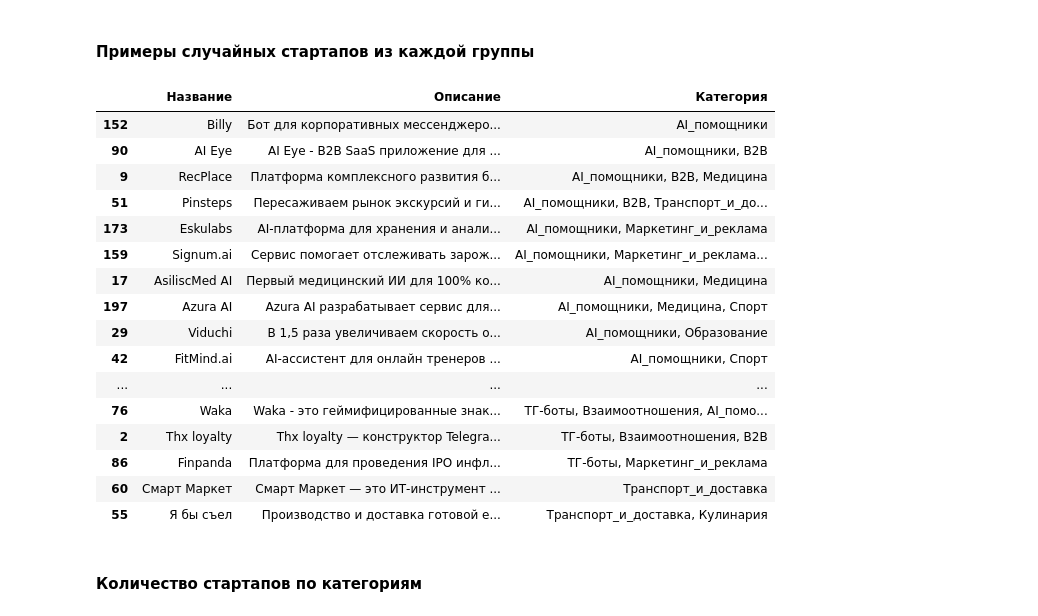
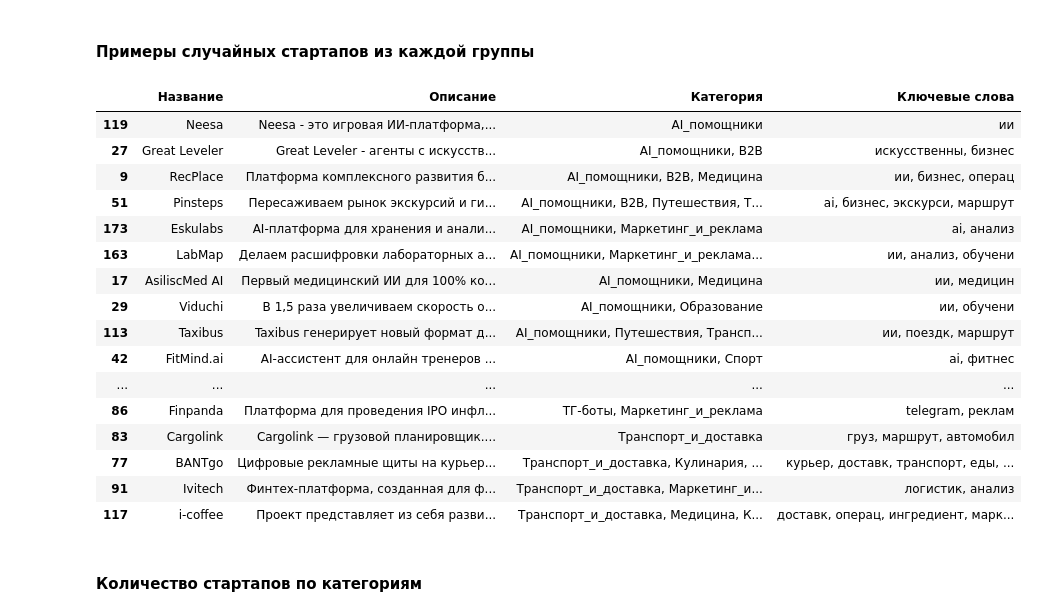
Before and after one commit to panchill/Startup-analytics, a Jupyter notebook: Startup_analytics.ipynb, the cells around one changed output. Drawn from its saved outputs; the diff is of its cells as text; code cells hidden in the pictures.

Commit message:
Добавлен вывод ключевых слов рядом с категориями

```diff
--- a/Startup_analytics.ipynb
+++ b/Startup_analytics.ipynb
@@ -61,7 +61,7 @@ plt.show()
 ### Разбивка стартапов по группам
 # %%
 keywords = {
-    'ТГ-боты' : ['телеграм', 'telegram'],
+    'ТГ-боты' : ['телеграм', 'telegram'], #В основном в описание стартапов, у которых есть ТГ-бот, идет фраза "телеграм-бот" или "telegram-bot"
     'Взаимоотношения' : ['коммуникац', 'познакомиться', 'знакомств', 'отношени', 'свидани'],
     'AI_помощники' : ['виртуальн', 'помощник', 'ai', 'искусственны', 'интелект', 'ии', 'бот'],
     'Маркетинг_и_реклама' : ['реклам', 'маркетинг', 'анализ', 'акци', 'контент'],
@@ -75,14 +75,30 @@ keywords = {
     'Кулинария': ['кухн', 'повар', 'еда', 'пищ', 'рецепт', 'ингредиент', 'блюд', 'еды', 'общепит', 'едой'],
 }
 def categorize(description):
-    matched_categories = []
+    matched_categories = set()  # Используем множество для уникальных категорий
+    matched_words = {category: [] for category in keywords}  # Словарь для хранения всех ключевых слов по категориям
     words_in_description = description.lower().split()  # Разбиваем описание на слова
     for category, words in keywords.items():
-        if any(any(word.startswith(keyword) for keyword in words) for word in words_in_description):
-            matched_categories.append(category)
-    return ', '.join(matched_categories) if matched_categories else 'Прочее'
-df['Категория'] = df['Описание'].apply(categorize)
-#df['Категория'].unique()
+        for word in words_in_description:
+            for keyword in words:
+                if word.startswith(keyword):
+                    matched_categories.add(category)
+                    if keyword not in matched_words[category]:
+                        matched_words[category].append(keyword)
+                    break
+    return ', '.join(matched_categories) if matched_categories else 'Прочее', matched_words
+
+# Обновление DataFrame с категоризацией и ключевыми словами
+def categorize_with_words(description):
+    categories, words = categorize(description)
+    # Формируем строку из всех ключевых слов для каждой категории
+    all_keywords = []
+    for category in categories.split(', '):
+        all_keywords.extend(words.get(category, []))
+    keywords_str = ', '.join(all_keywords)
+    return pd.Series([categories, keywords_str])
+
+df[['Категория', 'Ключевые слова']] = df['Описание'].apply(categorize_with_words)
 # %% [markdown]
 
 
@@ -109,39 +125,39 @@ df['Категория'] = df['Описание'].apply(categorize)
 # %% [markdown]
 #### Примеры случайных стартапов из каждой группы
 # %%
-
 def get_random_startup_by_category(df, columns_to_display):
     missing_columns = [col for col in columns_to_display if col not in df.columns]
     if missing_columns:
         raise ValueError(f"Следующие столбцы отсутствуют в DataFrame: {missing_columns}")
     random_startups = []
     grouped = df.groupby('Категория')
     for category, group in grouped:
         random_startup = group.sample(1)
         random_startups.append(random_startup)
     result_df = pd.concat(random_startups)
     return result_df[columns_to_display]
-columns_to_display = ['Название', 'Описание', 'Категория']
+
+columns_to_display = ['Название', 'Описание', 'Категория', 'Ключевые слова']
 random_startups_df = get_random_startup_by_category(df, columns_to_display)
 random_startups_df
 # %% [output]
-|  | Название | Описание | Категория |
-| 152 | Billy | Бот для корпоративных мессенджеро... | AI_помощники |
-| 90 | AI Eye | AI Eye - B2B SaaS приложение для ... | AI_помощники, B2B |
-| 9 | RecPlace | Платформа комплексного развития б... | AI_помощники, B2B, Медицина |
-| 51 | Pinsteps | Пересаживаем рынок экскурсий и ги... | AI_помощники, B2B, Транспорт_и_до... |
-| 173 | Eskulabs | AI-платформа для хранения и анали... | AI_помощники, Маркетинг_и_реклама |
-| 159 | Signum.ai | Сервис помогает отслеживать зарож... | AI_помощники, Маркетинг_и_реклама... |
-| 17 | AsiliscMed AI | Первый медицинский ИИ для 100% ко... | AI_помощники, Медицина |
-| 197 | Azura AI | Azura AI разрабатывает сервис для... | AI_помощники, Медицина, Спорт |
-| 29 | Viduchi | В 1,5 раза увеличиваем скорость о... | AI_помощники, Образование |
-| 42 | FitMind.ai | AI-ассистент для онлайн тренеров ... | AI_помощники, Спорт |
-| ... | ... | ... | ... |
-| 76 | Waka | Waka - это геймифицированные знак... | ТГ-боты, Взаимоотношения, AI_помо... |
-| 2 | Thx loyalty | Thx loyalty — конструктор Telegra... | ТГ-боты, Взаимоотношения, B2B |
-| 86 | Finpanda | Платформа для проведения IPO инфл... | ТГ-боты, Маркетинг_и_реклама |
-| 60 | Смарт Маркет | Смарт Маркет — это ИТ-инструмент ... | Транспорт_и_доставка |
-| 55 | Я бы съел | Производство и доставка готовой е... | Транспорт_и_доставка, Кулинария |
+|  | Название | Описание | Категория | Ключевые слова |
+| 119 | Neesa | Neesa - это игровая ИИ-платформа,... | AI_помощники | ии |
+| 27 | Great Leveler | Great Leveler - агенты с искусств... | AI_помощники, B2B | искусственны, бизнес |
+| 9 | RecPlace | Платформа комплексного развития б... | AI_помощники, B2B, Медицина | ии, бизнес, операц |
+| 51 | Pinsteps | Пересаживаем рынок экскурсий и ги... | AI_помощники, B2B, Путешествия, Т... | ai, бизнес, экскурси, маршрут |
+| 173 | Eskulabs | AI-платформа для хранения и анали... | AI_помощники, Маркетинг_и_реклама | ai, анализ |
+| 163 | LabMap | Делаем расшифровки лабораторных а... | AI_помощники, Маркетинг_и_реклама... | ии, анализ, обучени |
+| 17 | AsiliscMed AI | Первый медицинский ИИ для 100% ко... | AI_помощники, Медицина | ии, медицин |
+| 29 | Viduchi | В 1,5 раза увеличиваем скорость о... | AI_помощники, Образование | ии, обучени |
+| 113 | Taxibus | Taxibus генерирует новый формат д... | AI_помощники, Путешествия, Трансп... | ии, поездк, маршрут |
+| 42 | FitMind.ai | AI-ассистент для онлайн тренеров ... | AI_помощники, Спорт | ai, фитнес |
+| ... | ... | ... | ... | ... |
+| 86 | Finpanda | Платформа для проведения IPO инфл... | ТГ-боты, Маркетинг_и_реклама | telegram, реклам |
+| 83 | Cargolink | Cargolink — грузовой планировщик.... | Транспорт_и_доставка | груз, маршрут, автомобил |
+| 77 | BANTgo | Цифровые рекламные щиты на курьер... | Транспорт_и_доставка, Кулинария, ... | курьер, доставк, транспорт, еды, ... |
+| 91 | Ivitech | Финтех-платформа, созданная для ф... | Транспорт_и_доставка, Маркетинг_и... | логистик, анализ |
+| 117 | i-coffee | Проект представляет из себя разви... | Транспорт_и_доставка, Медицина, К... | доставк, операц, ингредиент, марк... |
 # %% [markdown]
 #### Количество стартапов по категориям
 # %%
```
